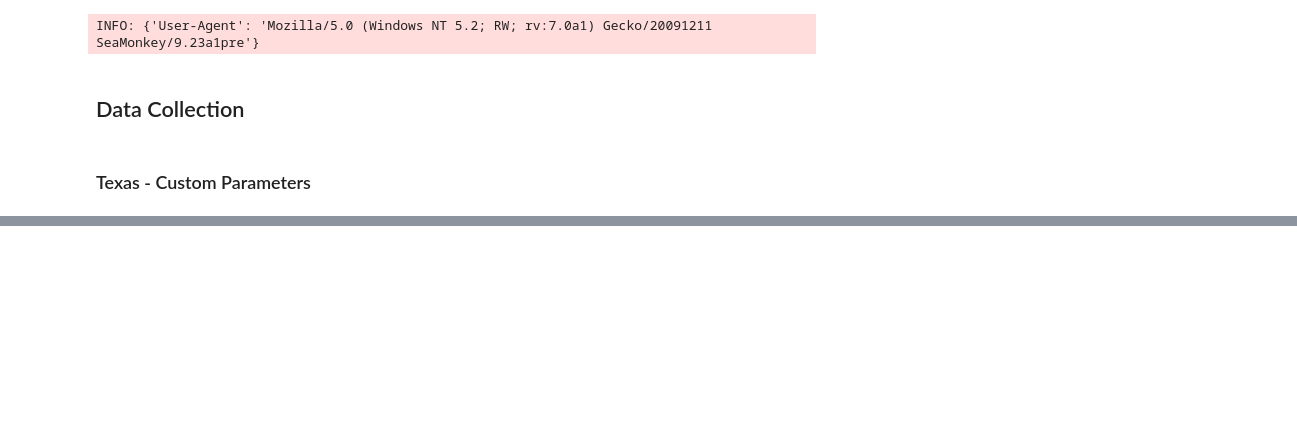
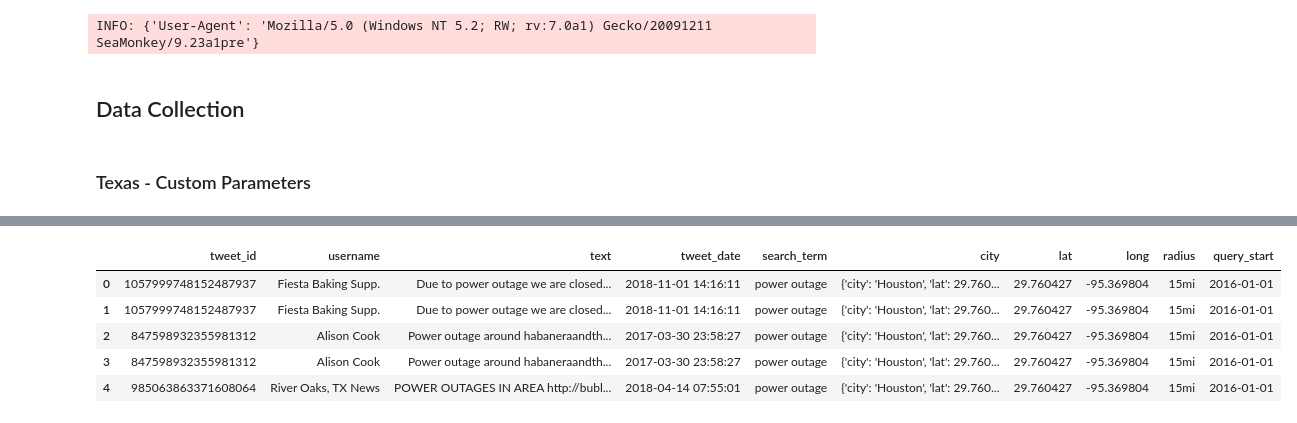
Before and after one commit to dmedellin2/mapping_power_outages, a Jupyter notebook: danielle/danielle_data_collection.ipynb, the cells around one changed output, grey strips where cells are left out. Cells and saved outputs as stored; diff of their text form; code cells hidden in the pictures; blank space fills up the shorter version.

Commit message:
data csvs

```diff
--- a/danielle/danielle_data_collection.ipynb
+++ b/danielle/danielle_data_collection.ipynb
@@ -233,0 +235,11 @@ INFO: Retrying...
+# %%
+texas = pd.read_csv('./datasets/texas_data.csv')
+# %%
+texas.head()
+# %% [output]
+|  | tweet_id | username | text | tweet_date | search_term | city | lat | long | radius | query_start |
+| 0 | 1057999748152487937 | Fiesta Baking Supp. | Due to power outage we are closed... | 2018-11-01 14:16:11 | power outage | {'city': 'Houston', 'lat': 29.760... | 29.760427 | -95.369804 | 15mi | 2016-01-01 |
+| 1 | 1057999748152487937 | Fiesta Baking Supp. | Due to power outage we are closed... | 2018-11-01 14:16:11 | power outage | {'city': 'Houston', 'lat': 29.760... | 29.760427 | -95.369804 | 15mi | 2016-01-01 |
+| 2 | 847598932355981312 | Alison Cook | Power outage around habaneraandth... | 2017-03-30 23:58:27 | power outage | {'city': 'Houston', 'lat': 29.760... | 29.760427 | -95.369804 | 15mi | 2016-01-01 |
+| 3 | 847598932355981312 | Alison Cook | Power outage around habaneraandth... | 2017-03-30 23:58:27 | power outage | {'city': 'Houston', 'lat': 29.760... | 29.760427 | -95.369804 | 15mi | 2016-01-01 |
+| 4 | 985063863371608064 | River Oaks, TX News | POWER OUTAGES IN AREA http://bubl... | 2018-04-14 07:55:01 | power outage | {'city': 'Houston', 'lat': 29.760... | 29.760427 | -95.369804 | 15mi | 2016-01-01 |
```
Also changed, not shown: parts of 1 cell of this notebook.
